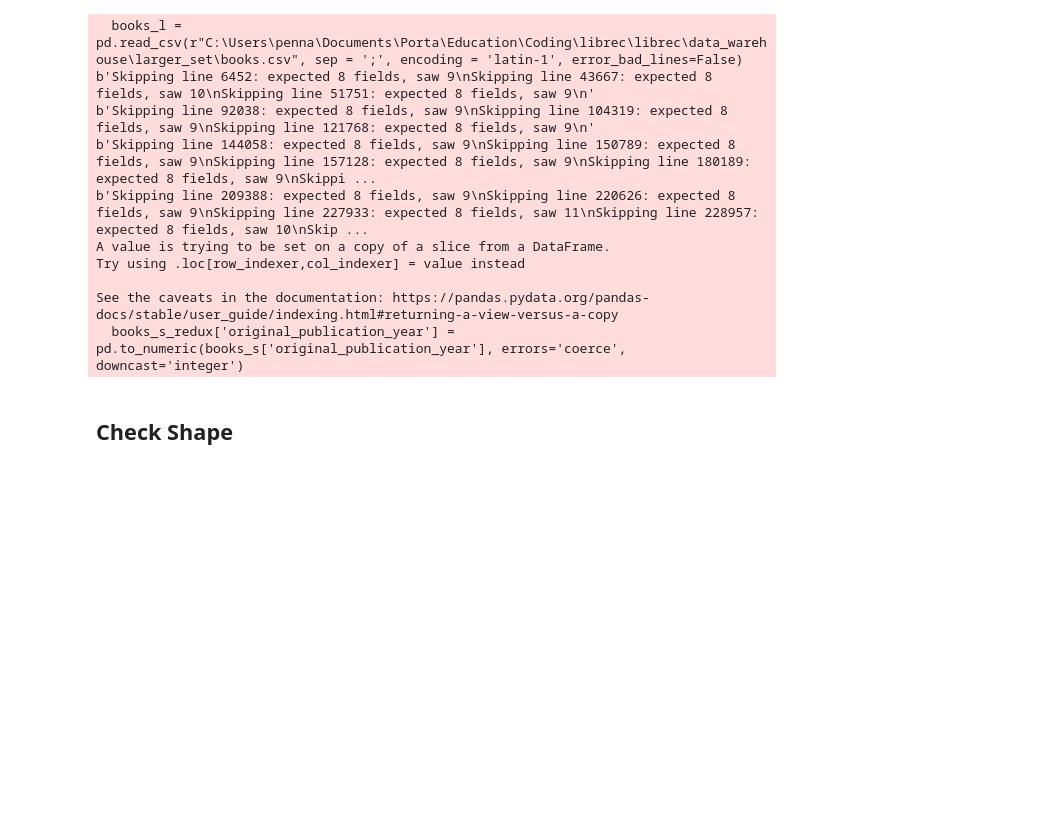
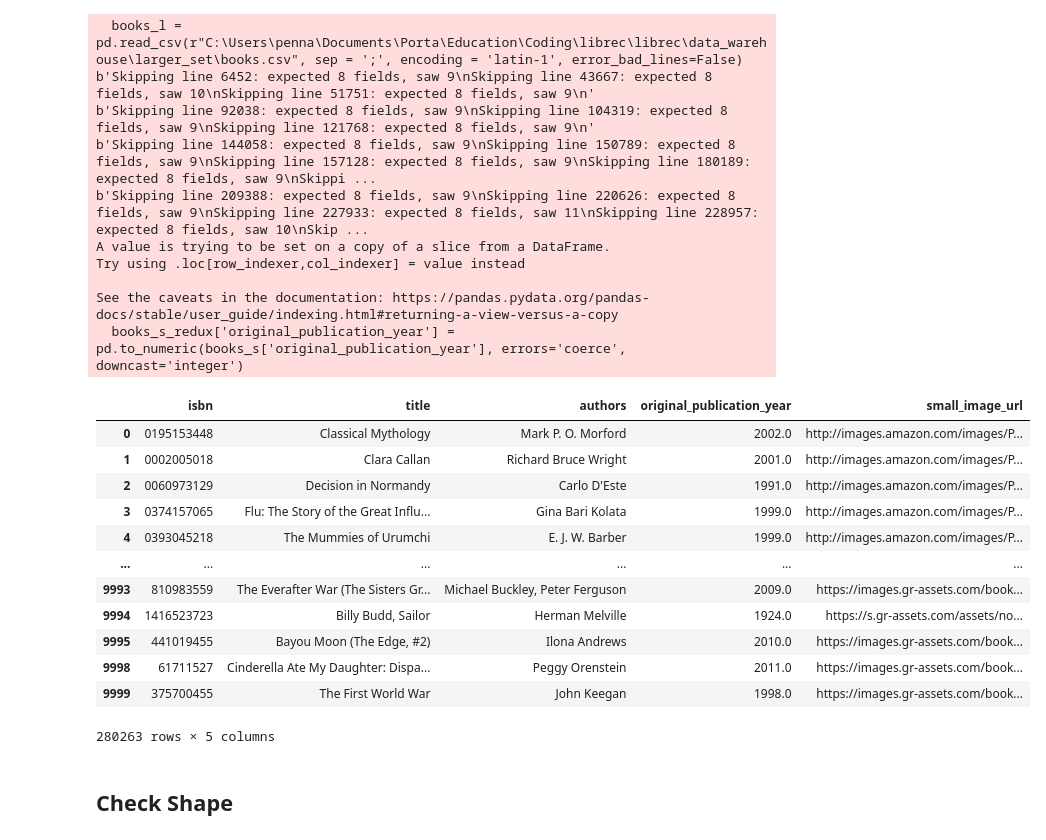
Before and after one commit to pennatia/librec, a Jupyter notebook: exploration/data_eda.ipynb, the cells around one changed output. Drawn from its saved outputs; the diff is of its cells as text; code cells hidden in the pictures; blank space fills up the shorter version.

```diff
--- a/exploration/data_eda.ipynb
+++ b/exploration/data_eda.ipynb
@@ -39,6 +39,22 @@ Try using .loc[row_indexer,col_indexer] = value instead
 
 See the caveats in the documentation: https://pandas.pydata.org/pandas-docs/stable/user_guide/indexing.html#returning-a-view-versus-a-copy
   books_s_redux['original_publication_year'] = pd.to_numeric(books_s['original_publication_year'], errors='coerce', downcast='integer')
+# %%
+books_df
+# %% [output]
+|  | isbn | title | authors | original_publication_year | small_image_url |
+| 0 | 0195153448 | Classical Mythology | Mark P. O. Morford | 2002.0 | http://images.amazon.com/images/P... |
+| 1 | 0002005018 | Clara Callan | Richard Bruce Wright | 2001.0 | http://images.amazon.com/images/P... |
+| 2 | 0060973129 | Decision in Normandy | Carlo D'Este | 1991.0 | http://images.amazon.com/images/P... |
+| 3 | 0374157065 | Flu: The Story of the Great Influ... | Gina Bari Kolata | 1999.0 | http://images.amazon.com/images/P... |
+| 4 | 0393045218 | The Mummies of Urumchi | E. J. W. Barber | 1999.0 | http://images.amazon.com/images/P... |
+| ... | ... | ... | ... | ... | ... |
+| 9993 | 810983559 | The Everafter War (The Sisters Gr... | Michael Buckley, Peter Ferguson | 2009.0 | https://images.gr-assets.com/book... |
+| 9994 | 1416523723 | Billy Budd, Sailor | Herman Melville | 1924.0 | https://s.gr-assets.com/assets/no... |
+| 9995 | 441019455 | Bayou Moon (The Edge, #2) | Ilona Andrews | 2010.0 | https://images.gr-assets.com/book... |
+| 9998 | 61711527 | Cinderella Ate My Daughter: Dispa... | Peggy Orenstein | 2011.0 | https://images.gr-assets.com/book... |
+| 9999 | 375700455 | The First World War | John Keegan | 1998.0 | https://images.gr-assets.com/book... |
+280263 rows × 5 columns
 # %%
 rating_column_dict = {
     'User-ID': 'user_id_adj',
```
